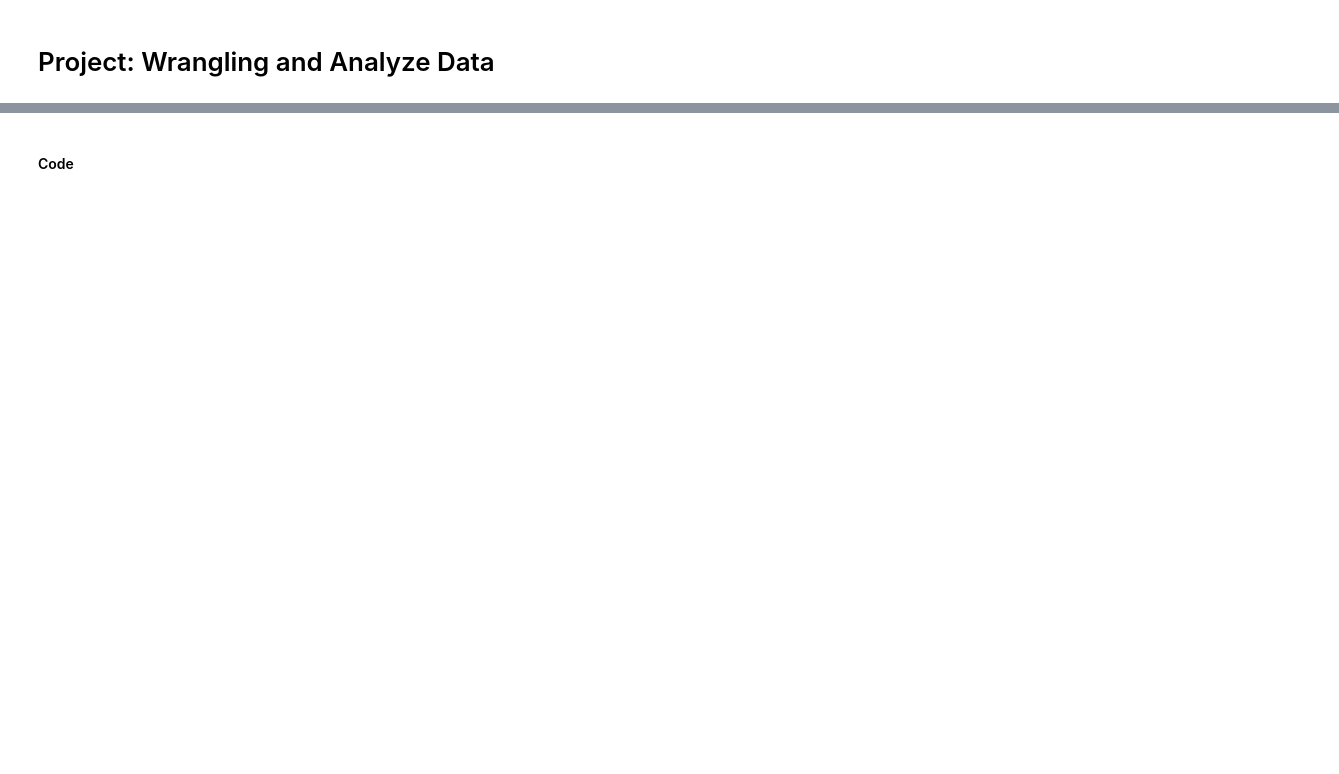
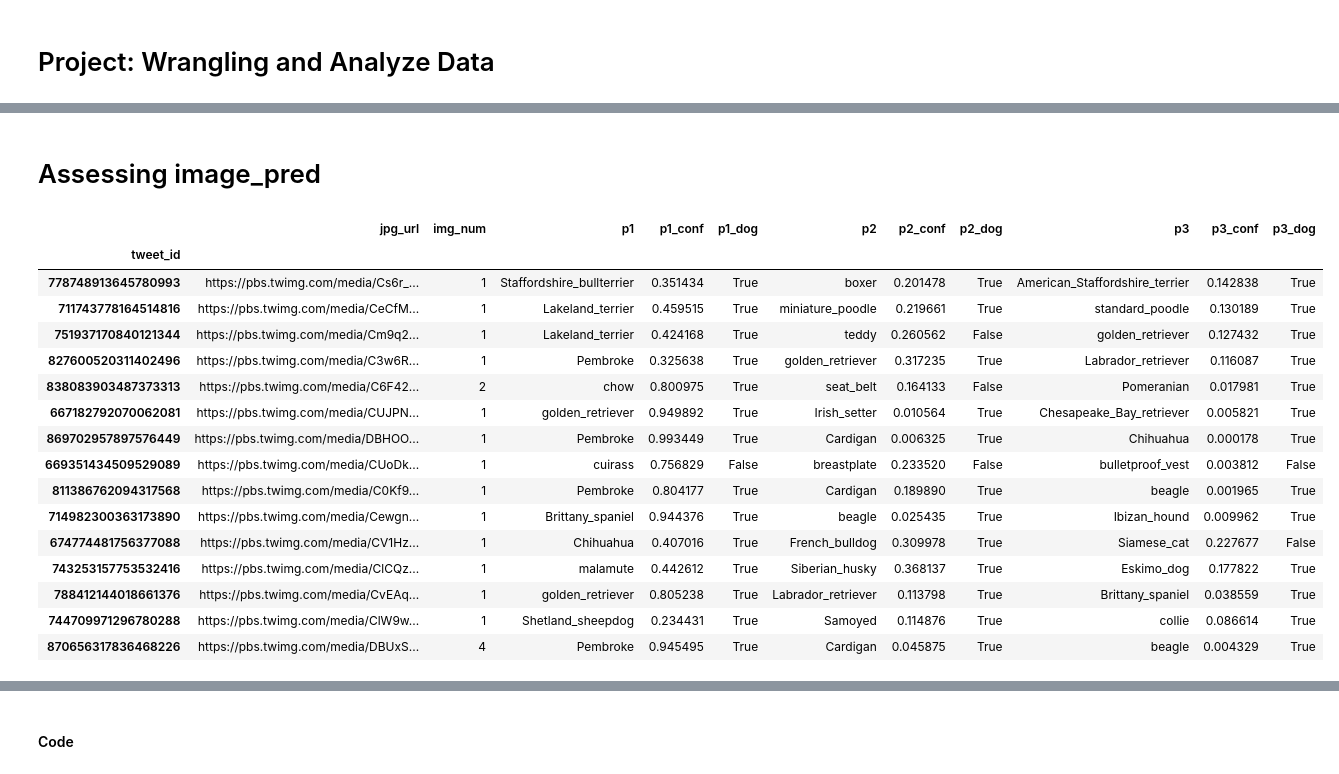
Before and after one commit to Vgarg027/Practice, a Jupyter notebook: wrangle_act.ipynb, the cells around one changed output, grey strips where cells are left out. Drawn from its saved outputs; the diff is of its cells as text; code cells hidden in the pictures; blank space fills up the shorter version.

```diff
--- a/wrangle_act.ipynb
+++ b/wrangle_act.ipynb
@@ -384,0 +3,14 @@ tweet_json_clean = tweet_json.copy()
+# %%
+# Packages
+import pandas as pd
+import numpy as np
+import matplotlib.pyplot as plt
+import requests
+import tweepy
+from tweepy import OAuthHandler
+import json
+from timeit import default_timer as timer
+import seaborn as sns
+from datetime import datetime
+
+pd.set_option('display.max_colwidth', -1)
@@ -384,0 +35,13 @@ tweet_json_clean = tweet_json.copy()
+# %%
+#Using request to scrape the image prediction files from the Udacity server
+url = 'https://d17h27t6h515a5.cloudfront.net/topher/2017/August/599fd2ad_image-predictions/image-predictions.tsv'
+with open('image-predictions.tsv', 'wb') as file:
+    image_predictions_req = requests.get(url)
+    file.write(image_predictions_req.content)
+
+#load the images and then use the tweet id as the column index again for continuity
+image_pred = pd.read_csv('image-predictions.tsv', sep = '\t')
+image_pred.set_index("tweet_id", inplace = True)
+
+#print first 5 rows of data
+image_pred.head()
@@ -384,0 +315,23 @@ tweet_json_clean = tweet_json.copy()
+# %% [markdown]
+# Assessing image_pred
+# %%
+# this time lets look at a random sample of the data for our visual assessment
+image_pred.sample(15)
+# %% [output]
+|  | jpg_url | img_num | p1 | p1_conf | p1_dog | p2 | p2_conf | p2_dog | p3 | p3_conf | p3_dog |
+| tweet_id |  |  |  |  |  |  |  |  |  |  |  |
+| 778748913645780993 | https://pbs.twimg.com/media/Cs6r_... | 1 | Staffordshire_bullterrier | 0.351434 | True | boxer | 0.201478 | True | American_Staffordshire_terrier | 0.142838 | True |
+| 711743778164514816 | https://pbs.twimg.com/media/CeCfM... | 1 | Lakeland_terrier | 0.459515 | True | miniature_poodle | 0.219661 | True | standard_poodle | 0.130189 | True |
+| 751937170840121344 | https://pbs.twimg.com/media/Cm9q2... | 1 | Lakeland_terrier | 0.424168 | True | teddy | 0.260562 | False | golden_retriever | 0.127432 | True |
+| 827600520311402496 | https://pbs.twimg.com/media/C3w6R... | 1 | Pembroke | 0.325638 | True | golden_retriever | 0.317235 | True | Labrador_retriever | 0.116087 | True |
+| 838083903487373313 | https://pbs.twimg.com/media/C6F42... | 2 | chow | 0.800975 | True | seat_belt | 0.164133 | False | Pomeranian | 0.017981 | True |
+| 667182792070062081 | https://pbs.twimg.com/media/CUJPN... | 1 | golden_retriever | 0.949892 | True | Irish_setter | 0.010564 | True | Chesapeake_Bay_retriever | 0.005821 | True |
+| 869702957897576449 | https://pbs.twimg.com/media/DBHOO... | 1 | Pembroke | 0.993449 | True | Cardigan | 0.006325 | True | Chihuahua | 0.000178 | True |
+| 669351434509529089 | https://pbs.twimg.com/media/CUoDk... | 1 | cuirass | 0.756829 | False | breastplate | 0.233520 | False | bulletproof_vest | 0.003812 | False |
+| 811386762094317568 | https://pbs.twimg.com/media/C0Kf9... | 1 | Pembroke | 0.804177 | True | Cardigan | 0.189890 | True | beagle | 0.001965 | True |
+| 714982300363173890 | https://pbs.twimg.com/media/Cewgn... | 1 | Brittany_spaniel | 0.944376 | True | beagle | 0.025435 | True | Ibizan_hound | 0.009962 | True |
+| 674774481756377088 | https://pbs.twimg.com/media/CV1Hz... | 1 | Chihuahua | 0.407016 | True | French_bulldog | 0.309978 | True | Siamese_cat | 0.227677 | False |
+| 743253157753532416 | https://pbs.twimg.com/media/ClCQz... | 1 | malamute | 0.442612 | True | Siberian_husky | 0.368137 | True | Eskimo_dog | 0.177822 | True |
+| 788412144018661376 | https://pbs.twimg.com/media/CvEAq... | 1 | golden_retriever | 0.805238 | True | Labrador_retriever | 0.113798 | True | Brittany_spaniel | 0.038559 | True |
+| 744709971296780288 | https://pbs.twimg.com/media/ClW9w... | 1 | Shetland_sheepdog | 0.234431 | True | Samoyed | 0.114876 | True | collie | 0.086614 | True |
+| 870656317836468226 | https://pbs.twimg.com/media/DBUxS... | 4 | Pembroke | 0.945495 | True | Cardigan | 0.045875 | True | beagle | 0.004329 | True |
```
Also changed, not shown: parts of 230 cells of this notebook.
